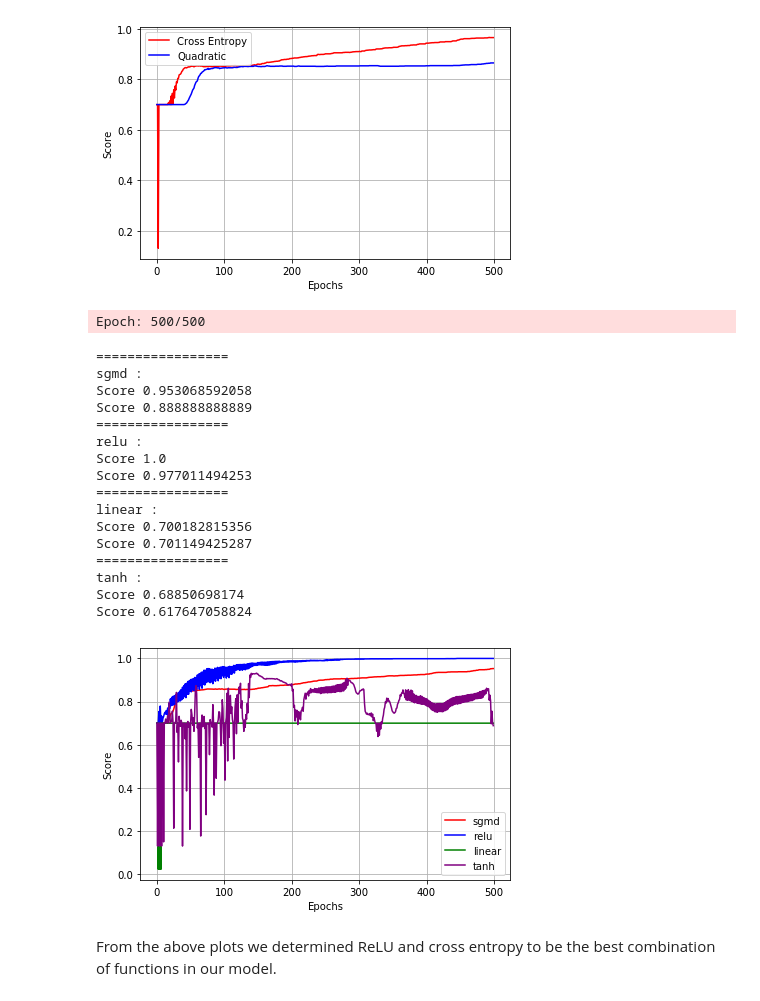
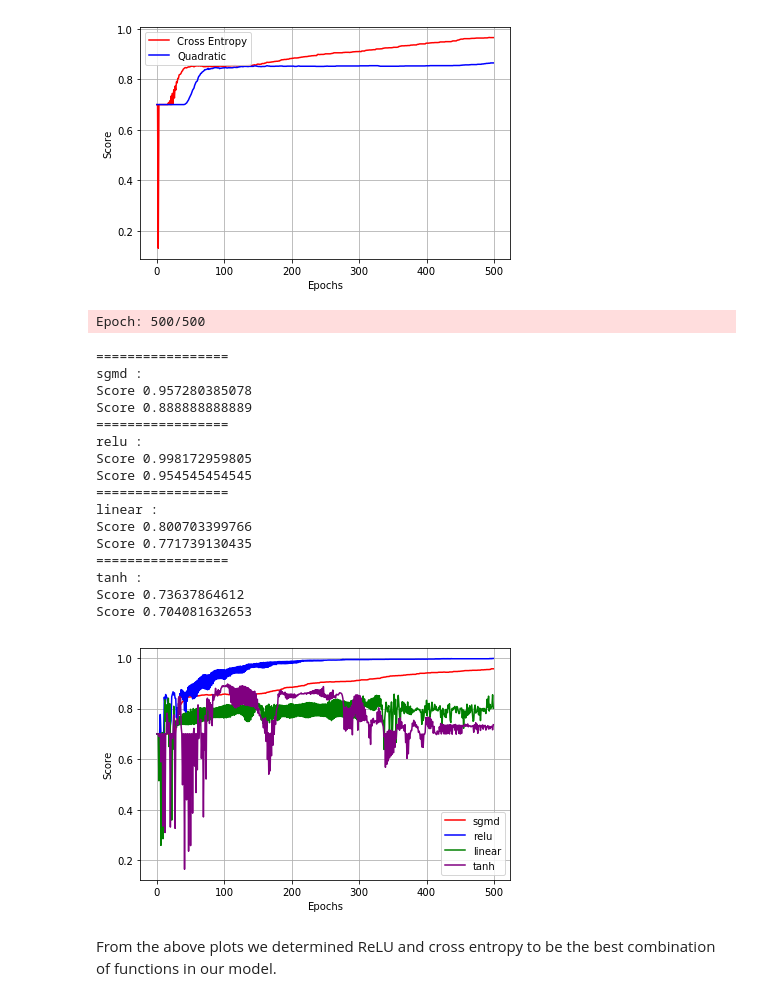
Before and after one commit to LukeWood/Multi-Layer-Perceptron, a Jupyter notebook: Lab5Writeup.ipynb, the cells around one changed output. Saved outputs shown, nothing was run; the diff lists cells and outputs as text; code cells hidden in the pictures.

Commit message:
fix linear?

```diff
--- a/Lab5Writeup.ipynb
+++ b/Lab5Writeup.ipynb
@@ -286,7 +286,7 @@ class MyTLP():
             sigma3 = -2*(Y_enc-A3)*A3*(1-A3)
 
         # Relu choice
-        if self.f_layer == 'relu':
+        if self.f_layer == 'relu' or self.f_layer == 'linear':
             sigma2 = (W2.T @ sigma3)
             Z1_with_bias = self._add_bias_unit(Z1,how='row')
             sigma2[Z1_with_bias<=0] = 0
@@ -471,41 +471,41 @@ Score 0.866666666667
 # %%
 tlp_sgmd = MyTLP(f_layer='sigmoid', f_cost='cross', scorer=my_scorer)
 tlp_relu = MyTLP(f_layer='relu', f_cost='cross', scorer=my_scorer)
 tlp_linear = MyTLP(f_layer='linear', f_cost='cross', scorer=my_scorer)
-tlp_tanh = MyTLP(f_layer='tanh', f_cost='cross', scorer=my_scorer)
+tlp_tanh = MyTLP(f_layer='tanh', tanh_a=0.0015, f_cost='cross', scorer=my_scorer)
 
 
 tlp_sgmd.fit(X_train, y_train, print_progress=1)
 tlp_relu.fit(X_train, y_train, print_progress=1)
 tlp_linear.fit(X_train, y_train, print_progress=1)
 tlp_tanh.fit(X_train, y_train, print_progress=1)
 
 
 print_result(tlp_sgmd,X_train,y_train,X_test,y_test,title="sgmd",color="red")
 print_result(tlp_relu,X_train,y_train,X_test,y_test,title="relu",color="blue")
 print_result(tlp_linear,X_train,y_train,X_test,y_test,title="linear",color="green")
 print_result(tlp_tanh,X_train,y_train,X_test,y_test,title="tanh",color="purple")
 
 plt.show()
 # %% [output]
 Epoch: 500/500
 =================
 sgmd :
-Score 0.953068592058
+Score 0.957280385078
 Score 0.888888888889
 =================
 relu :
-Score 1.0
-Score 0.977011494253
+Score 0.998172959805
+Score 0.954545454545
 =================
 linear :
-Score 0.700182815356
-Score 0.701149425287
+Score 0.800703399766
+Score 0.771739130435
 =================
 tanh :
-Score 0.68850698174
-Score 0.617647058824
+Score 0.73637864612
+Score 0.704081632653
-[figure, old version]
+[figure, new version]
 # %% [markdown]
 From the above plots we determined ReLU and cross entropy to be the best combination of functions in our model.
 # %% [markdown]
```
